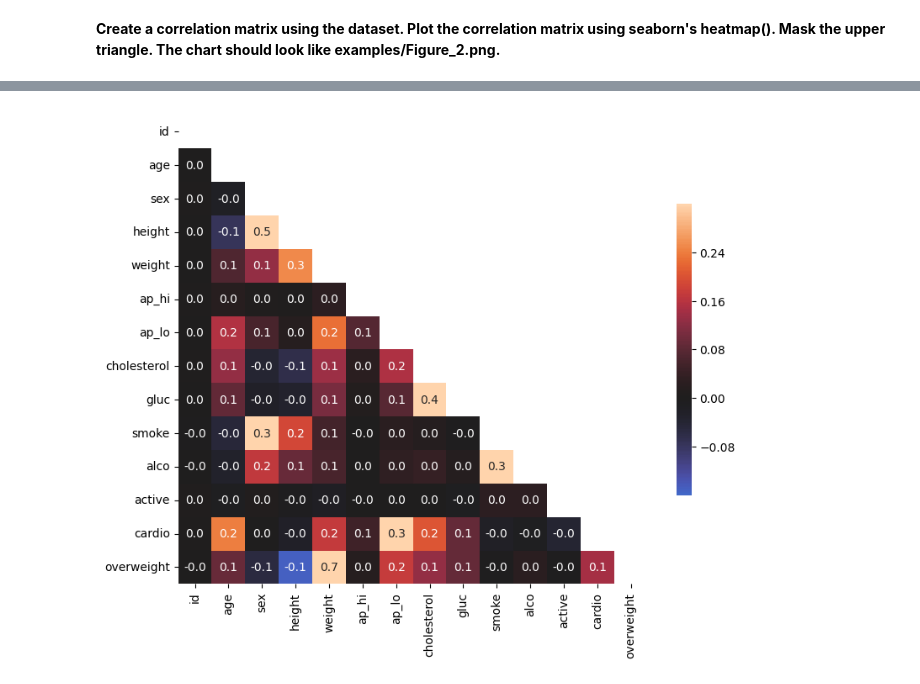
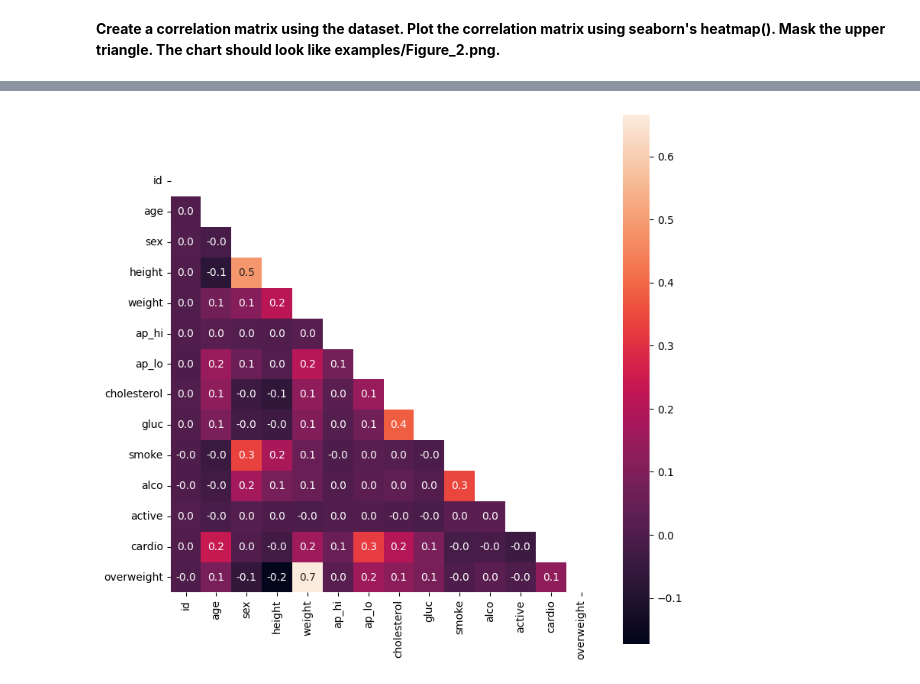
Before and after one commit to Adrieto/DataScience, a Jupyter notebook: FCC Projects - Data Analysis With Python/Medical data analyzer.ipynb, the cells around one changed output, grey strips where cells are left out. Saved outputs shown, nothing was run; the diff lists cells and outputs as text; code cells hidden in the pictures.

```diff
--- a/FCC Projects - Data Analysis With Python/Medical data analyzer.ipynb
+++ b/FCC Projects - Data Analysis With Python/Medical data analyzer.ipynb
@@ -105,0 +135,9 @@ weight is more than the 97.5th percentile
+# %%
+df_presion = dfB[dfB["ap_lo"] <= dfB["ap_hi"]]
+df_presion = df_presion[(df_presion["height"] >= df_presion["height"].quantile(0.025))
+                & (df_presion["height"] <= df_presion["height"].quantile(0.975))
+                & (df_presion["weight"] >= df_presion["weight"].quantile(0.025))
+                & (df_presion["weight"] <= df_presion["weight"].quantile(0.975))
+                ]
+
+print(df_presion.shape)#, dfAux1.shape, dfAux2.shape, df_presion.shape)
@@ -106,2 +146,12 @@ weight is more than the 97.5th percentile
+# %%
+corr_matrix = df_presion.corr()
+    #corr_matrix = np.round(corr_matrix, 1)
+
+# We create a mask, to not display some squares
+upper_triangle = np.triu(corr_matrix)
+
+#Now we adjust the values
+#upper_triangle = np.round(upper_triangle,1)
+#corr_matrix = np.round(corr_matrix,1)
 # %% [markdown]
 **Create a correlation matrix using the dataset. Plot the correlation matrix using seaborn's heatmap(). Mask the upper triangle. The chart should look like examples/Figure_2.png.**
@@ -108,27 +166,27 @@ weight is more than the 97.5th percentile
 # %%
 def draw_heat_map():
-    # The dataframe is cleaned ALL AT ONCE
-    df_fixed = dfB[
-        (dfB["ap_lo"] <= dfB["ap_hi"])
-        & (dfB["height"] >= dfB["height"].quantile(0.025))
-        & (dfB["height"] <= dfB["height"].quantile(0.975))
-        & (dfB["weight"] >= dfB["weight"].quantile(0.025))
-        & (dfB["weight"] <= dfB["weight"].quantile(0.975))
-    ]
+    # The data_frame is acconditioned first
+    # Data with wrong pressure is removed
+    df_pressure = dfB[dfB["ap_lo"] <= dfB["ap_hi"]]
+    # Now we eliminate data of extreme quartiles in height and weight:
+    df_pressure = df_pressure[(df_pressure["height"] >= df_pressure["height"].quantile(0.025))
+                & (df_pressure["height"] <= df_pressure["height"].quantile(0.975))
+                & (df_pressure["weight"] >= df_pressure["weight"].quantile(0.025))
+                & (df_pressure["weight"] <= df_pressure["weight"].quantile(0.975))
+                ]
 
-    corr_matrix = df_fixed.corr()
+    corr_matrix = df_pressure.corr()
 
     upper_triangle = np.triu(corr_matrix)
 
     fig = plt.figure()
     fig.set_size_inches(9, 9)
-    sns.heatmap(corr_matrix, mask=upper_triangle, fmt=".1f", annot=True, square=True,
-                vmin=-0.16, vmax=0.32, center=0.0,
-                cbar_kws={'shrink': 0.5, 'ticks': [0.24, 0.16, 0.08, 0.00, -0.08]})
+    sns.heatmap(corr_matrix, mask=upper_triangle, fmt=".1f", annot=True,
+                 square=True);
 
     fig.savefig("heatmap.png")
 
 
 draw_heat_map()
 # %% [output]
-[figure, old version]
+[figure, new version]
```
Also changed, not shown: parts of 7 cells of this notebook, 4 other files.
